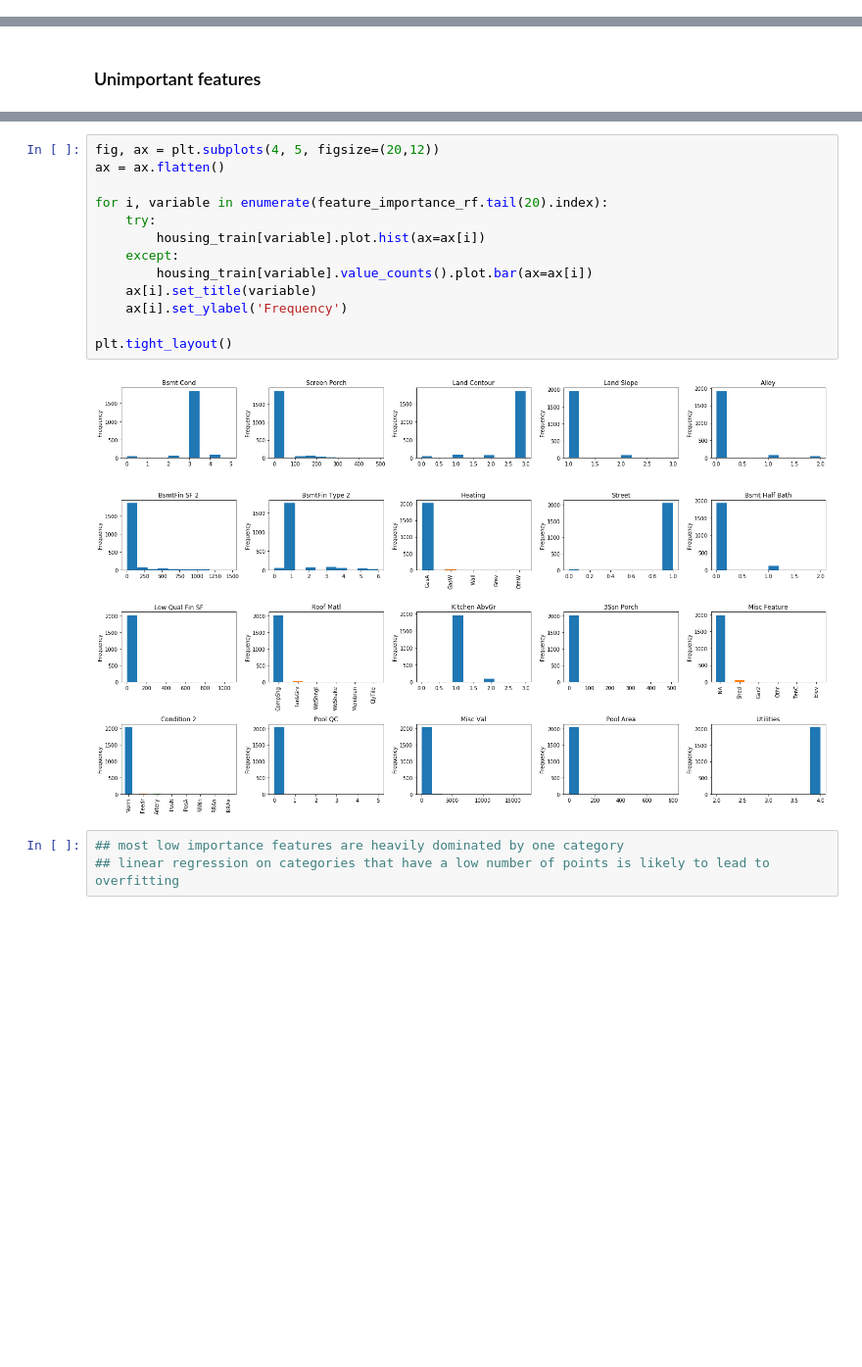
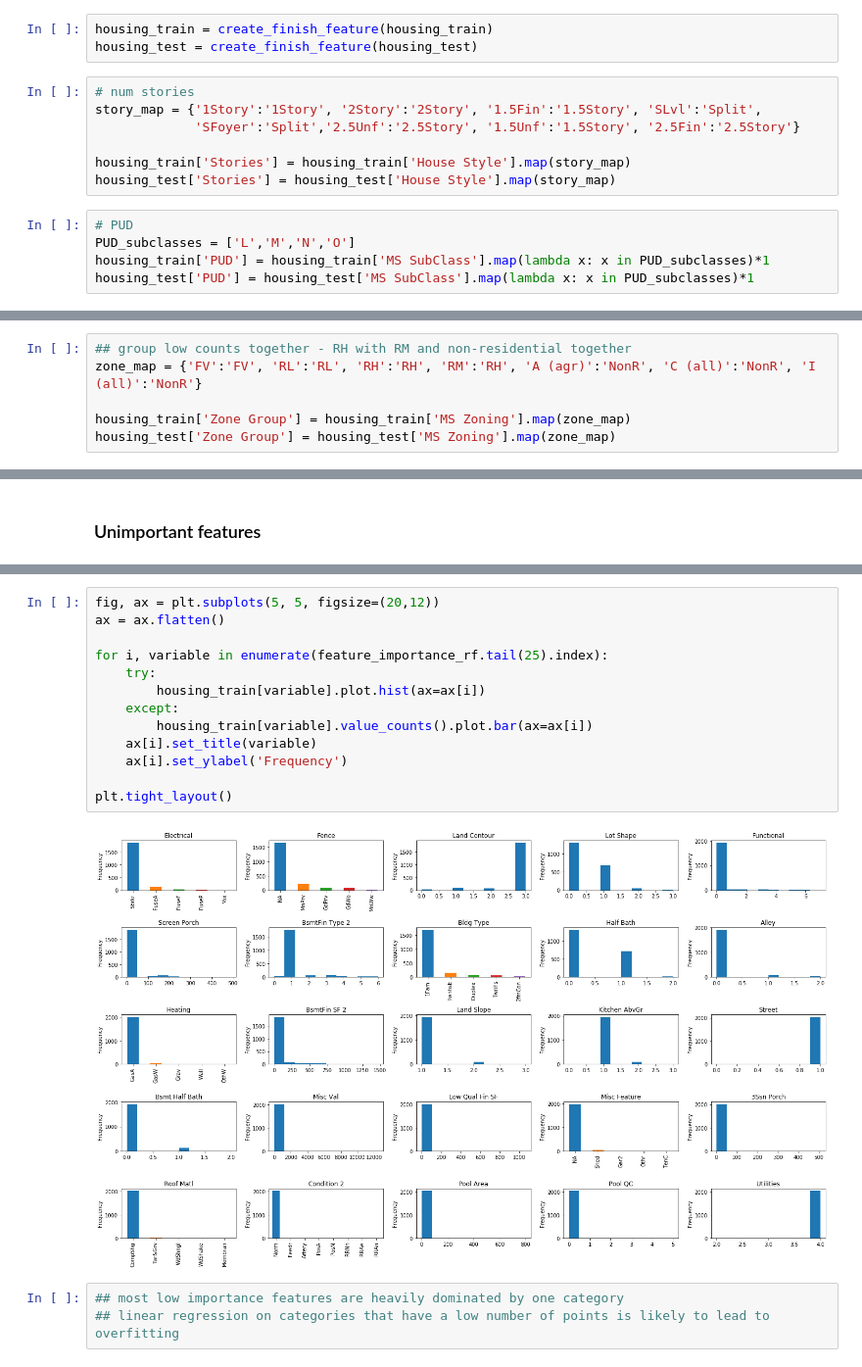
Before and after one commit to emmalowe/linear-regression-project, a Jupyter notebook: code/2. Data exploration.ipynb, the cells around one changed output, grey strips where cells are left out. Shown at 98% size. Saved outputs shown, nothing was run; the diff lists cells and outputs as text; blank space fills up the shorter version.

```diff
--- a/code/2. Data exploration.ipynb
+++ b/code/2. Data exploration.ipynb
@@ -350,0 +418,15 @@ housing_test['Total room'] = housing_test['Bathroom'] + housing_test['TotRms Abv
+# %%
+housing_train = create_finish_feature(housing_train)
+housing_test = create_finish_feature(housing_test)
+# %%
+# num stories
+story_map = {'1Story':'1Story', '2Story':'2Story', '1.5Fin':'1.5Story', 'SLvl':'Split',
+             'SFoyer':'Split','2.5Unf':'2.5Story', '1.5Unf':'1.5Story', '2.5Fin':'2.5Story'}
+
+housing_train['Stories'] = housing_train['House Style'].map(story_map)
+housing_test['Stories'] = housing_test['House Style'].map(story_map)
+# %%
+# PUD
+PUD_subclasses = ['L','M','N','O']
+housing_train['PUD'] = housing_train['MS SubClass'].map(lambda x: x in PUD_subclasses)*1
+housing_test['PUD'] = housing_test['MS SubClass'].map(lambda x: x in PUD_subclasses)*1
@@ -351,3 +445,9 @@ housing_test['Total room'] = housing_test['Bathroom'] + housing_test['TotRms Abv
+# %%
+## group low counts together - RH with RM and non-residential together
+zone_map = {'FV':'FV', 'RL':'RL', 'RH':'RH', 'RM':'RH', 'A (agr)':'NonR', 'C (all)':'NonR', 'I (all)':'NonR'}
+
+housing_train['Zone Group'] = housing_train['MS Zoning'].map(zone_map)
+housing_test['Zone Group'] = housing_test['MS Zoning'].map(zone_map)
 # %% [markdown]
 ### Transforms
 # %%
@@ -414,19 +504,19 @@ feature_importance_rf.tail(20)
 | Utilities | 0.000000 | 0.000000 | 0.000000 | 1.000000 |
 # %%
-fig, ax = plt.subplots(4, 5, figsize=(20,12))
+fig, ax = plt.subplots(5, 5, figsize=(20,12))
 ax = ax.flatten()
 
-for i, variable in enumerate(feature_importance_rf.tail(20).index):
+for i, variable in enumerate(feature_importance_rf.tail(25).index):
     try:
         housing_train[variable].plot.hist(ax=ax[i])
     except:
         housing_train[variable].value_counts().plot.bar(ax=ax[i])
     ax[i].set_title(variable)
     ax[i].set_ylabel('Frequency')
 
 plt.tight_layout()
 # %% [output]
-[figure, old version]
+[figure, new version]
 # %%
 ## most low importance features are heavily dominated by one category
 ## linear regression on categories that have a low number of points is likely to lead to overfitting
```
Also changed, not shown: parts of 57 cells of this notebook, 5 other files.
